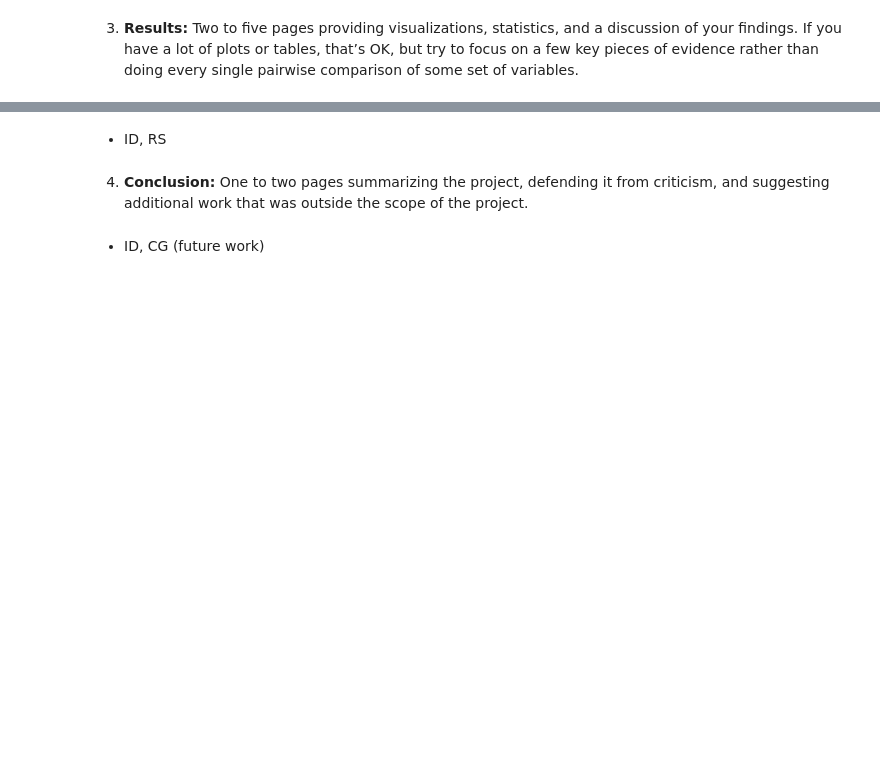
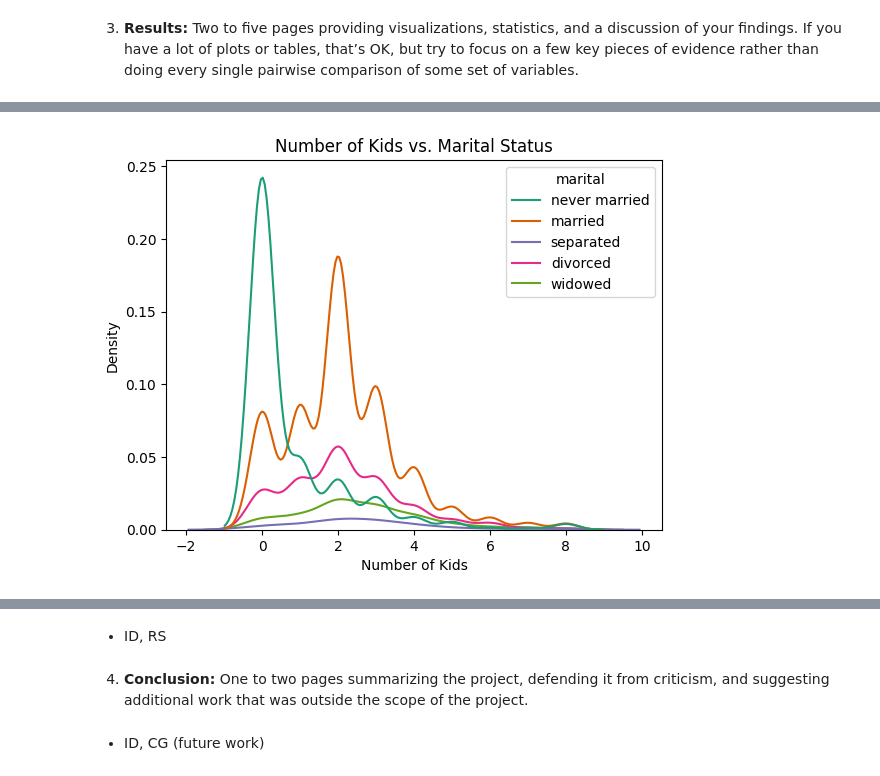
Before and after one commit to camigutie/EDA, a Jupyter notebook: DS3001_Project_1_Report_(Group_17).ipynb, the cells around one changed output, grey strips where cells are left out. Saved outputs shown, nothing was run; the diff lists cells and outputs as text; code cells hidden in the pictures; blank space fills up the shorter version.

```diff
--- a/DS3001_Project_1_Report_(Group_17).ipynb
+++ b/DS3001_Project_1_Report_(Group_17).ipynb
@@ -20,0 +236,7 @@ The data used was from the General Seocial Survey (GSS) which is a personal-inte
+# %%
+sns.kdeplot(data=df,x='childs',hue='marital', palette='Dark2')
+plt.title('Number of Kids vs. Marital Status')
+plt.xlabel('Number of Kids')
+plt.show()
+# %% [output]
+[figure, added]
```
Also changed, not shown: parts of 29 cells of this notebook.
